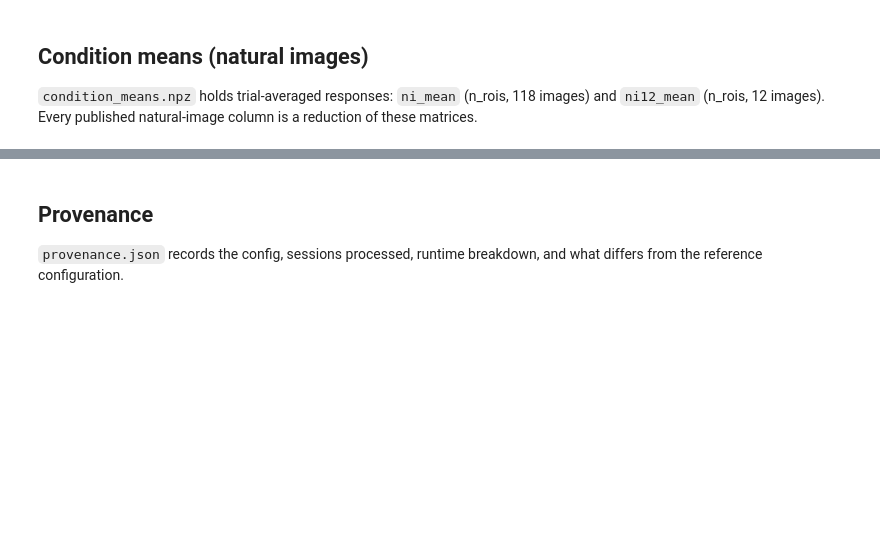
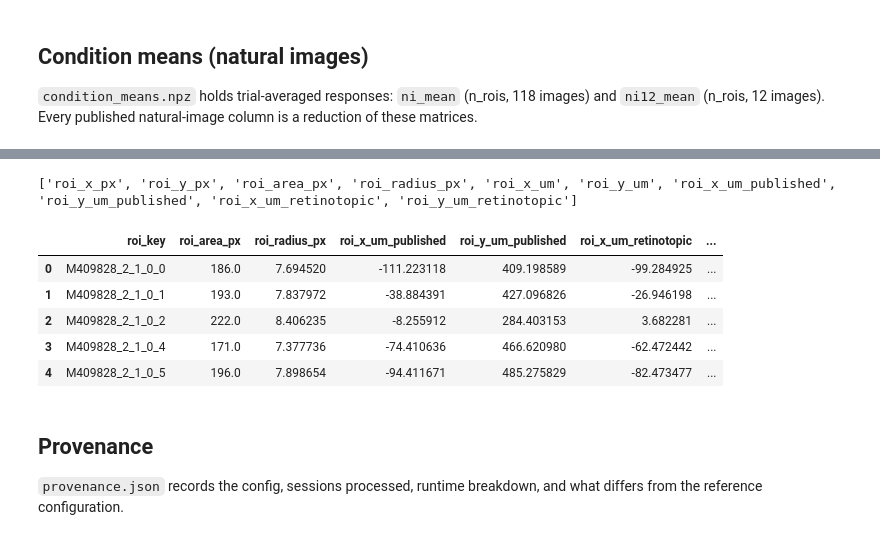
Before and after one commit to bpdanskin/v1dd-functional-metrics, a Jupyter notebook: docs/notebooks/asset_access.ipynb, the cells around one changed output, grey strips where cells are left out. Saved outputs shown, nothing was run; the diff lists cells and outputs as text; code cells hidden in the pictures; blank space fills up the shorter version.

```diff
--- a/docs/notebooks/asset_access.ipynb
+++ b/docs/notebooks/asset_access.ipynb
@@ -164,3 +286,20 @@ ni12_mean: (39407, 12)  (ROIs × 12 images)
+# %%
+# ROI position (roi_position block, unprefixed): pixel centroid and size, plus
+# micrometre coordinates in two anatomical frames (published grid vs retinotopic fit).
+pos = [c for c in df.columns if c.startswith("roi_")
+       and c not in ("roi_key", "roi_unique_id", "roi")]
+print(pos)
+df[["roi_key", "roi_area_px", "roi_radius_px",
+    "roi_x_um_published", "roi_y_um_published",
+    "roi_x_um_retinotopic", "roi_y_um_retinotopic"]].head()
+# %% [output]
+['roi_x_px', 'roi_y_px', 'roi_area_px', 'roi_radius_px', 'roi_x_um', 'roi_y_um', 'roi_x_um_published', 'roi_y_um_published', 'roi_x_um_retinotopic', 'roi_y_um_retinotopic']
+|  | roi_key | roi_area_px | roi_radius_px | roi_x_um_published | roi_y_um_published | roi_x_um_retinotopic | ... |
+| 0 | M409828_2_1_0_0 | 186.0 | 7.694520 | -111.223118 | 409.198589 | -99.284925 | ... |
+| 1 | M409828_2_1_0_1 | 193.0 | 7.837972 | -38.884391 | 427.096826 | -26.946198 | ... |
+| 2 | M409828_2_1_0_2 | 222.0 | 8.406235 | -8.255912 | 284.403153 | 3.682281 | ... |
+| 3 | M409828_2_1_0_4 | 171.0 | 7.377736 | -74.410636 | 466.620980 | -62.472442 | ... |
+| 4 | M409828_2_1_0_5 | 196.0 | 7.898654 | -94.411671 | 485.275829 | -82.473477 | ... |
 # %% [markdown]
 ## Provenance
 
```
Also changed, not shown: parts of 14 cells of this notebook, 2 other files.
